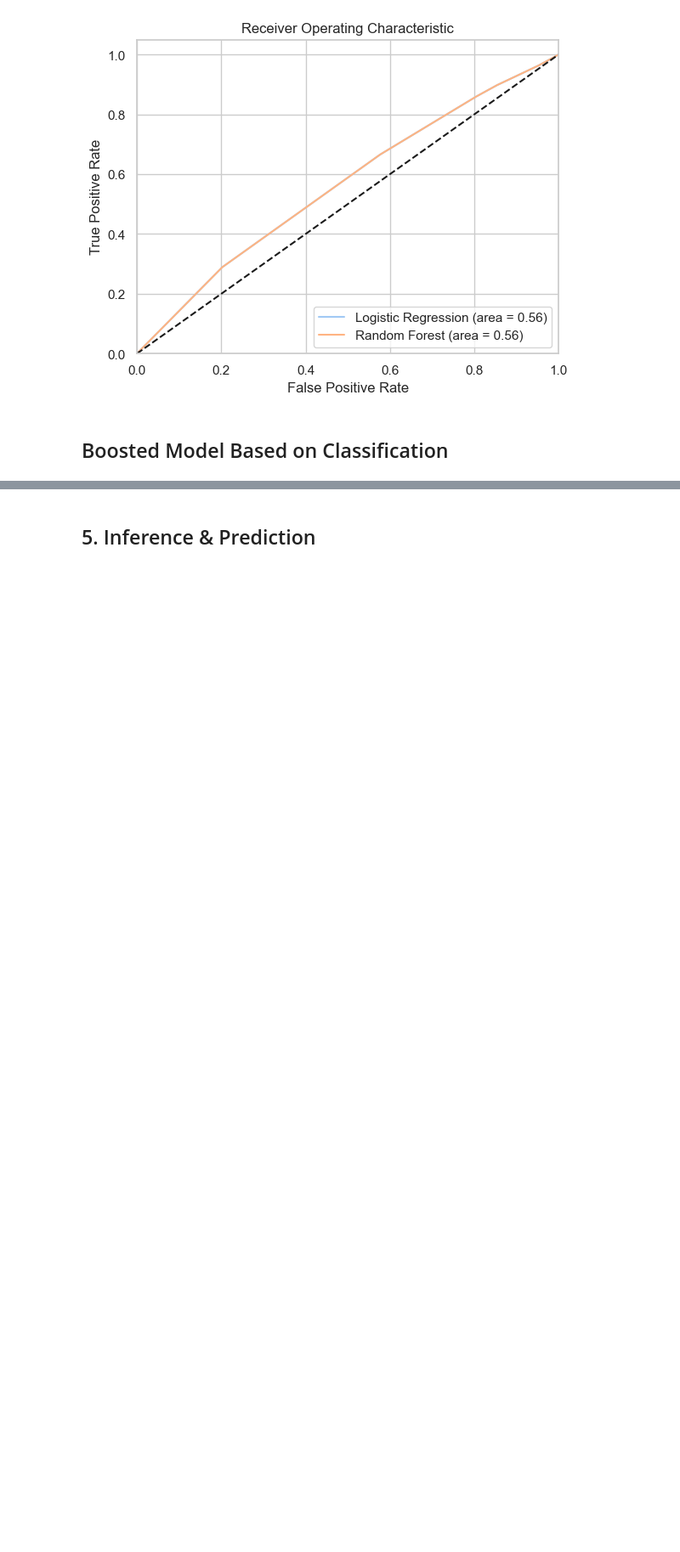
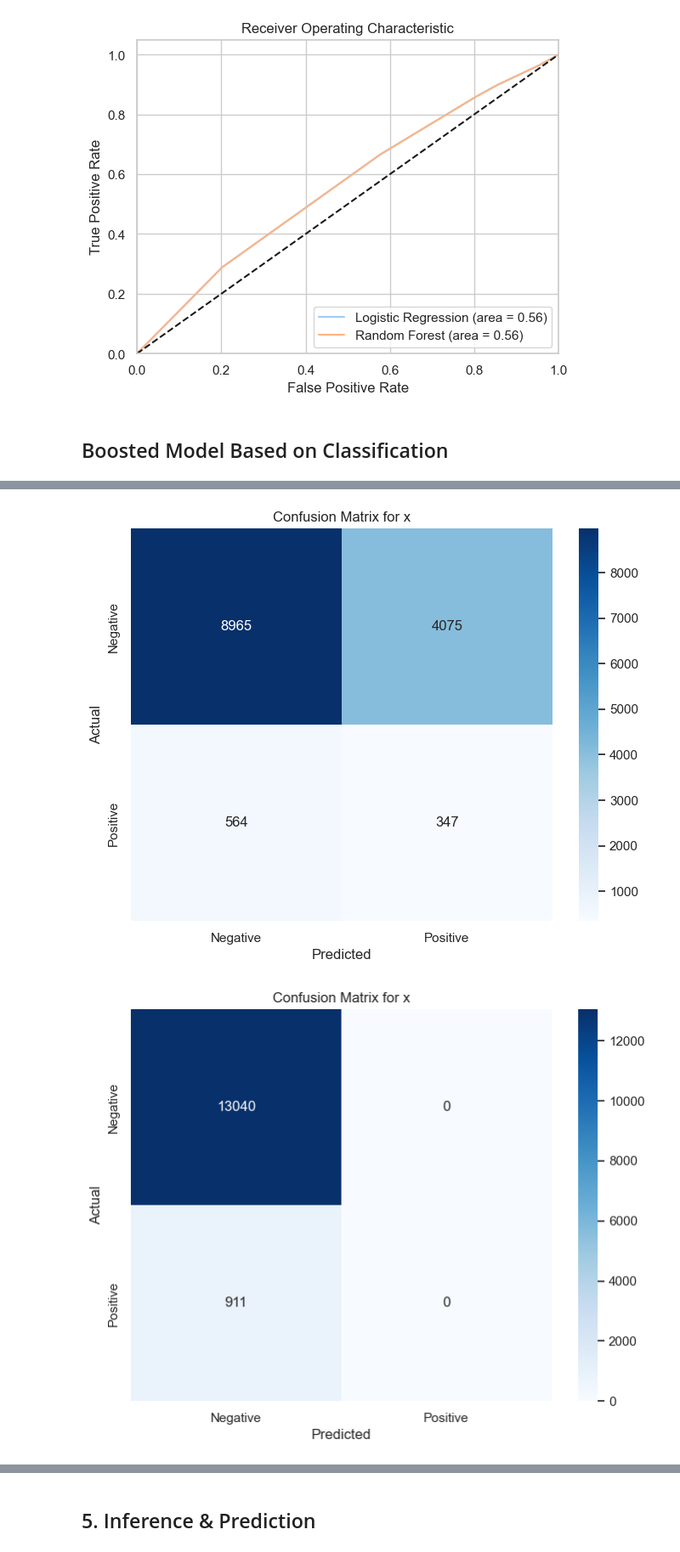
Before and after one commit to TrueCodee/Final-Project, a Jupyter notebook: Final Project.ipynb, the cells around one changed output, grey strips where cells are left out. Shown at 85% size. Cells and saved outputs as stored; diff of their text form; code cells hidden in the pictures; blank space fills up the shorter version.

```diff
--- a/Final Project.ipynb
+++ b/Final Project.ipynb
@@ -347,24 +348,28 @@ plt.show()
 def misclassification_error(y_true, y_pred):
     return 1 - accuracy_score(y_true, y_pred)
 
-df_boost = df.loc[:,['YearsCode', 'YearsCodePro', 'CompTotal', 'Age', 'LanguageHaveWorkedWith']].dropna()
-X_Boost = df_boost.loc[:,['YearsCode', 'YearsCodePro', 'CompTotal']]
+df_boost = df.loc[:,['YearsCode', 'YearsCodePro', 'CompTotal', 'Age', 'LanguageHaveWorkedWith', 'ConvertedCompYearly']].dropna()
+df_boost['Age'] = df_boost['Age'].str.replace(r'(-.. years old)|( years or older)', '', regex=True)
+df_boost['Age'] = df_boost['Age'].str.replace(r'Under 18 years old', '18', regex=True)
+df_boost['Age'] = df_boost['Age'].str.replace(r'Prefer not to say', '0', regex=True)
+X_Boost = df_boost.loc[:,['YearsCode', 'YearsCodePro', 'CompTotal', 'Age', 'ConvertedCompYearly']]
 
 df_boost['PyRSQL'] = df_boost['LanguageHaveWorkedWith'].str.contains('.*Python.*R.*SQL.*', regex=True).astype(int)
 df_boost['Py'] = df_boost['LanguageHaveWorkedWith'].str.contains('.*Python.*', regex=True).astype(int)
 df_boost['R'] = df_boost['LanguageHaveWorkedWith'].str.contains('.*R.*', regex=True).astype(int)
 df_boost['SQL'] = df_boost['LanguageHaveWorkedWith'].str.contains('.*SQL.*', regex=True).astype(int)
 
-y_Boost_list = ['Py', 'R','SQL']
+y_Boost_list = ['Py', 'R','SQL','PyRSQL']
 models_Boost = []
 models_dummy = []
 models_decision = []
 
+
 for i in y_Boost_list:
-    X_train, X_test, y_train, y_test = train_test_split(X_Boost.to_numpy(), df_boost[i].to_numpy(), test_size=0.3, random_state=42)
+    X_train, X_test_Boost, y_train, y_test = train_test_split(X_Boost.to_numpy(), df_boost[i].to_numpy(), test_size=0.3, random_state=42)
 
-    weak_learner = DecisionTreeClassifier(max_leaf_nodes=8)
-    n_estimators = 200
+    weak_learner = DecisionTreeClassifier(max_leaf_nodes=20)
+    n_estimators = 250
 
     adaboost_clf = AdaBoostClassifier(
     estimator=weak_learner,
@@ -375,11 +380,11 @@ for i in y_Boost_list:
     dummy_clf = DummyClassifier()
 
     weak_learners_misclassification_error = misclassification_error(
-    y_test, weak_learner.fit(X_train, y_train).predict(X_test)
+    y_test, weak_learner.fit(X_train, y_train).predict(X_test_Boost)
     )
 
     dummy_classifiers_misclassification_error = misclassification_error(
-    y_test, dummy_clf.fit(X_train, y_train).predict(X_test)
+    y_test, dummy_clf.fit(X_train, y_train).predict(X_test_Boost)
     )
 
     print(
@@ -396,13 +401,13 @@ for i in y_Boost_list:
             "Number of trees": range(1, n_estimators + 1),
             "AdaBoost": [
                 misclassification_error(y_test, y_pred)
-                for y_pred in adaboost_clf.staged_predict(X_test)
+                for y_pred in adaboost_clf.staged_predict(X_test_Boost)
             ],
         }
     ).set_index("Number of trees")
 
     # Record Models & Error
-    models_Boost.append([adaboost_clf, boosting_errors])
+    models_Boost.append([adaboost_clf, boosting_errors, X_test_Boost])
     models_dummy.append([dummy_clf, dummy_classifiers_misclassification_error])
     models_decision.append([weak_learner, weak_learners_misclassification_error])
 # %% [output]
@@ -463,0 +477,20 @@ ax[1,2].legend(["Weight", "Error"], loc=1)
+# %%
+# Iterate over each classification type and plot the confusion matrix
+j = 0
+for i in models_Boost:
+    y_pred = models_Boost[j][0].predict(X_test_Boost)
+
+    # Create confusion matrix
+    cm = confusion_matrix(y_test, y_pred)
+
+    # Plot confusion matrix
+    plt.figure(figsize=(8, 6))
+    sns.heatmap(cm, annot=True, fmt="d", cmap="Blues", xticklabels=['Negative', 'Positive'], yticklabels=['Negative', 'Positive'])
+    plt.xlabel('Predicted')
+    plt.ylabel('Actual')
+    plt.title(f'Confusion Matrix for {'x'}')
+    plt.show()
+    j += 1
+# %% [output]
+[figure, added]
+[figure, added]
```
Also changed, not shown: parts of 7 cells of this notebook.
